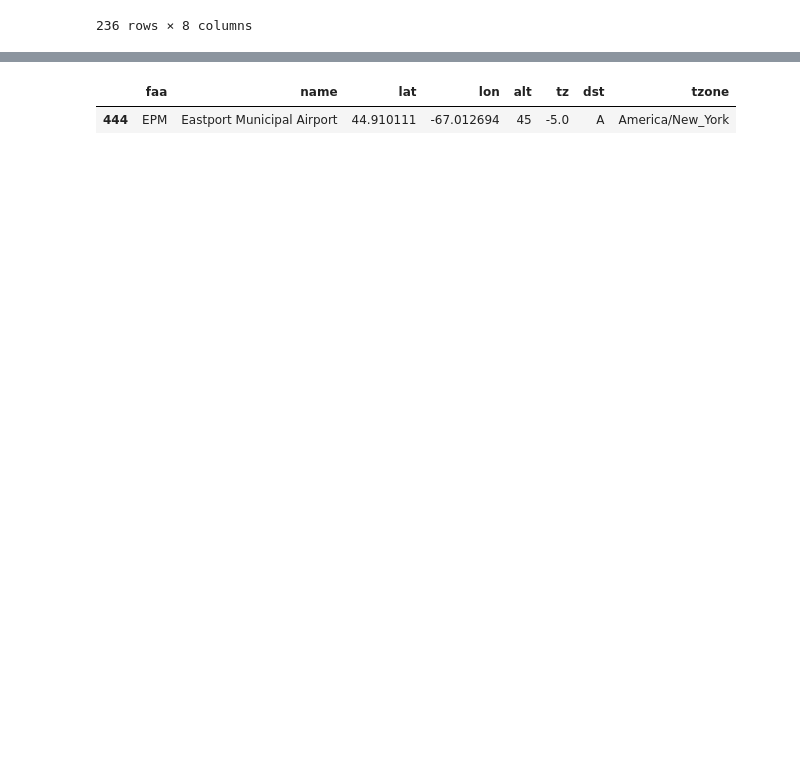
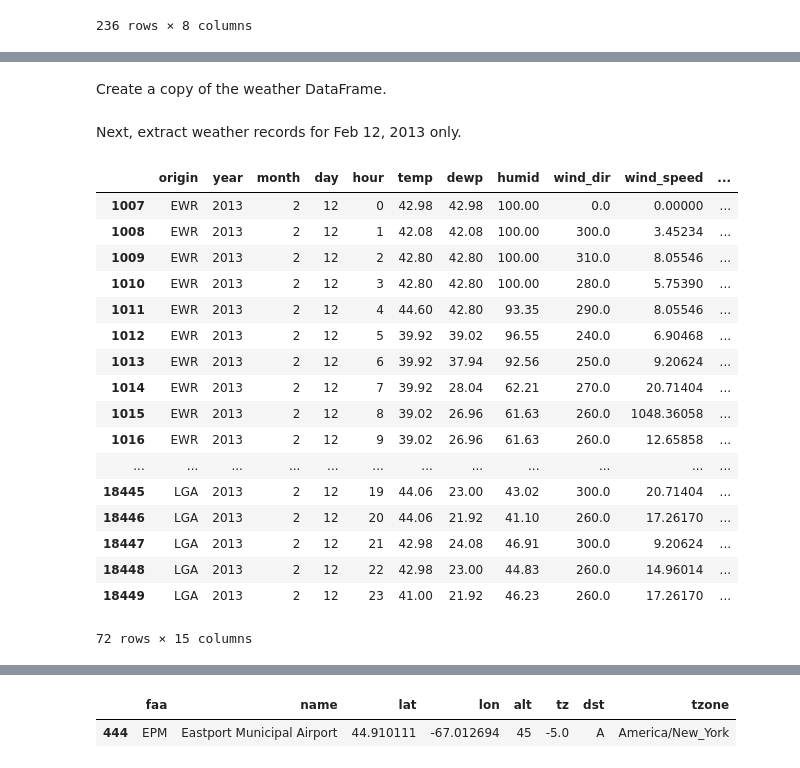
Before and after one commit to neal-rogers/IS362, a Jupyter notebook: week-5/nealrogers-assignment-wk5.ipynb, the cells around one changed output, grey strips where cells are left out. Drawn from its saved outputs; the diff is of its cells as text; code cells hidden in the pictures; blank space fills up the shorter version.

```diff
--- a/week-5/nealrogers-assignment-wk5.ipynb
+++ b/week-5/nealrogers-assignment-wk5.ipynb
@@ -101,0 +135,2 @@ extract2
+# %% [markdown]
+Create a copy of the weather DataFrame.
@@ -101,0 +139,24 @@ extract2
+# %% [markdown]
+Next, extract weather records for Feb 12, 2013 only.
+# %%
+extract3 = weather[(weather.year == 2013) & (weather.month == 2) & (weather.day == 12)]
+extract3
+# %% [output]
+|  | origin | year | month | day | hour | temp | dewp | humid | wind_dir | wind_speed | ... |
+| 1007 | EWR | 2013 | 2 | 12 | 0 | 42.98 | 42.98 | 100.00 | 0.0 | 0.00000 | ... |
+| 1008 | EWR | 2013 | 2 | 12 | 1 | 42.08 | 42.08 | 100.00 | 300.0 | 3.45234 | ... |
+| 1009 | EWR | 2013 | 2 | 12 | 2 | 42.80 | 42.80 | 100.00 | 310.0 | 8.05546 | ... |
+| 1010 | EWR | 2013 | 2 | 12 | 3 | 42.80 | 42.80 | 100.00 | 280.0 | 5.75390 | ... |
+| 1011 | EWR | 2013 | 2 | 12 | 4 | 44.60 | 42.80 | 93.35 | 290.0 | 8.05546 | ... |
+| 1012 | EWR | 2013 | 2 | 12 | 5 | 39.92 | 39.02 | 96.55 | 240.0 | 6.90468 | ... |
+| 1013 | EWR | 2013 | 2 | 12 | 6 | 39.92 | 37.94 | 92.56 | 250.0 | 9.20624 | ... |
+| 1014 | EWR | 2013 | 2 | 12 | 7 | 39.92 | 28.04 | 62.21 | 270.0 | 20.71404 | ... |
+| 1015 | EWR | 2013 | 2 | 12 | 8 | 39.02 | 26.96 | 61.63 | 260.0 | 1048.36058 | ... |
+| 1016 | EWR | 2013 | 2 | 12 | 9 | 39.02 | 26.96 | 61.63 | 260.0 | 12.65858 | ... |
+| ... | ... | ... | ... | ... | ... | ... | ... | ... | ... | ... | ... |
+| 18445 | LGA | 2013 | 2 | 12 | 19 | 44.06 | 23.00 | 43.02 | 300.0 | 20.71404 | ... |
+| 18446 | LGA | 2013 | 2 | 12 | 20 | 44.06 | 21.92 | 41.10 | 260.0 | 17.26170 | ... |
+| 18447 | LGA | 2013 | 2 | 12 | 21 | 42.98 | 24.08 | 46.91 | 300.0 | 9.20624 | ... |
+| 18448 | LGA | 2013 | 2 | 12 | 22 | 42.98 | 23.00 | 44.83 | 260.0 | 14.96014 | ... |
+| 18449 | LGA | 2013 | 2 | 12 | 23 | 41.00 | 21.92 | 46.23 | 260.0 | 17.26170 | ... |
+72 rows × 15 columns
```
Also changed, not shown: parts of 25 cells of this notebook.
